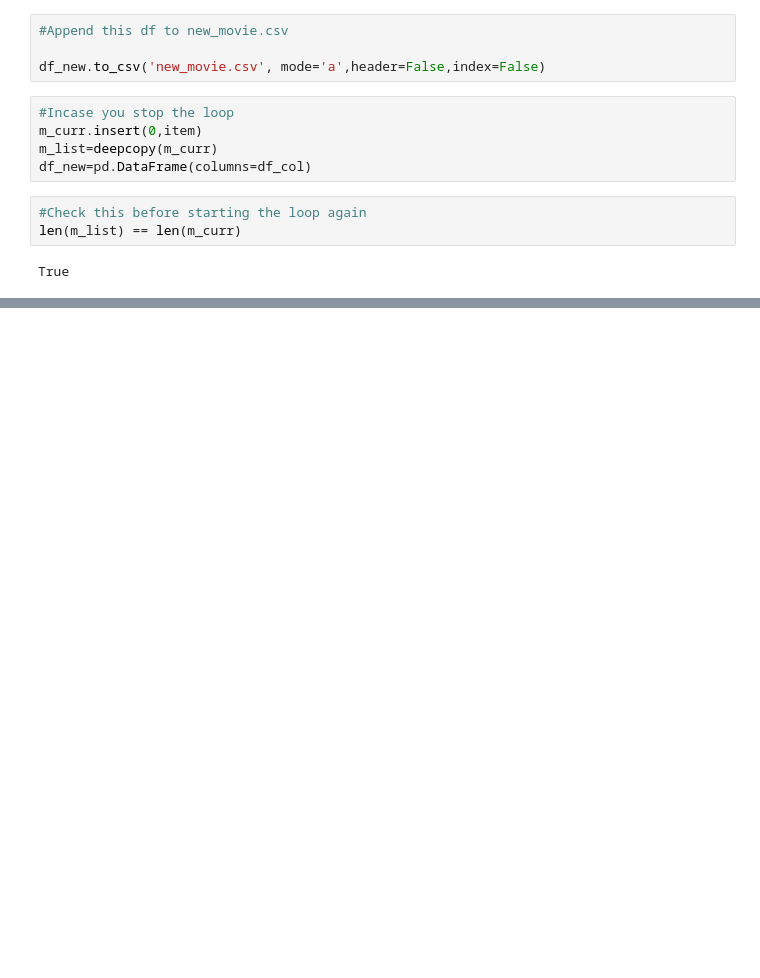
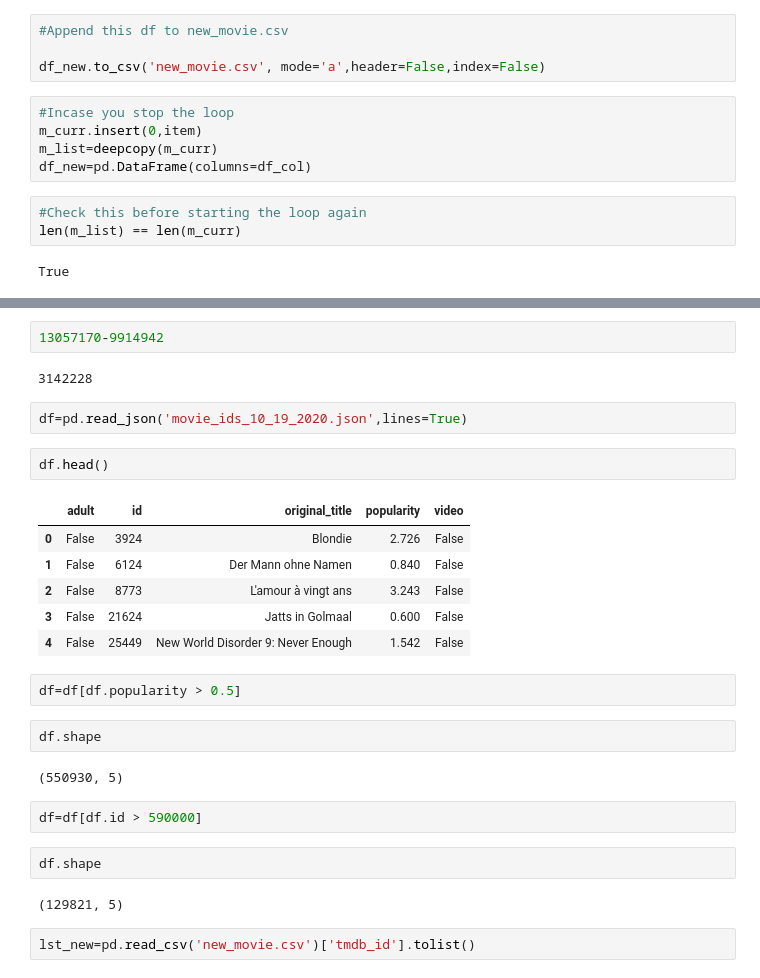
Before and after one commit to Harman-92/filmytrendz, a Jupyter notebook: app/data_ops.ipynb, the cells around one changed output, grey strips where cells are left out. Drawn from its saved outputs; the diff is of its cells as text; blank space fills up the shorter version.

Commit message:
Explored new ways to get latest movies

```diff
--- a/app/data_ops.ipynb
+++ b/app/data_ops.ipynb
@@ -74,0 +146,29 @@ True
+# %%
+13057170-9914942
+# %% [output]
+3142228
+# %%
+df=pd.read_json('movie_ids_10_19_2020.json',lines=True)
+# %%
+df.head()
+# %% [output]
+|  | adult | id | original_title | popularity | video |
+| 0 | False | 3924 | Blondie | 2.726 | False |
+| 1 | False | 6124 | Der Mann ohne Namen | 0.840 | False |
+| 2 | False | 8773 | L'amour à vingt ans | 3.243 | False |
+| 3 | False | 21624 | Jatts in Golmaal | 0.600 | False |
+| 4 | False | 25449 | New World Disorder 9: Never Enough | 1.542 | False |
+# %%
+df=df[df.popularity > 0.5]
+# %%
+df.shape
+# %% [output]
+(550930, 5)
+# %%
+df=df[df.id > 590000]
+# %%
+df.shape
+# %% [output]
+(129821, 5)
+# %%
+lst_new=pd.read_csv('new_movie.csv')['tmdb_id'].tolist()
```
Also changed, not shown: parts of 18 cells of this notebook.
